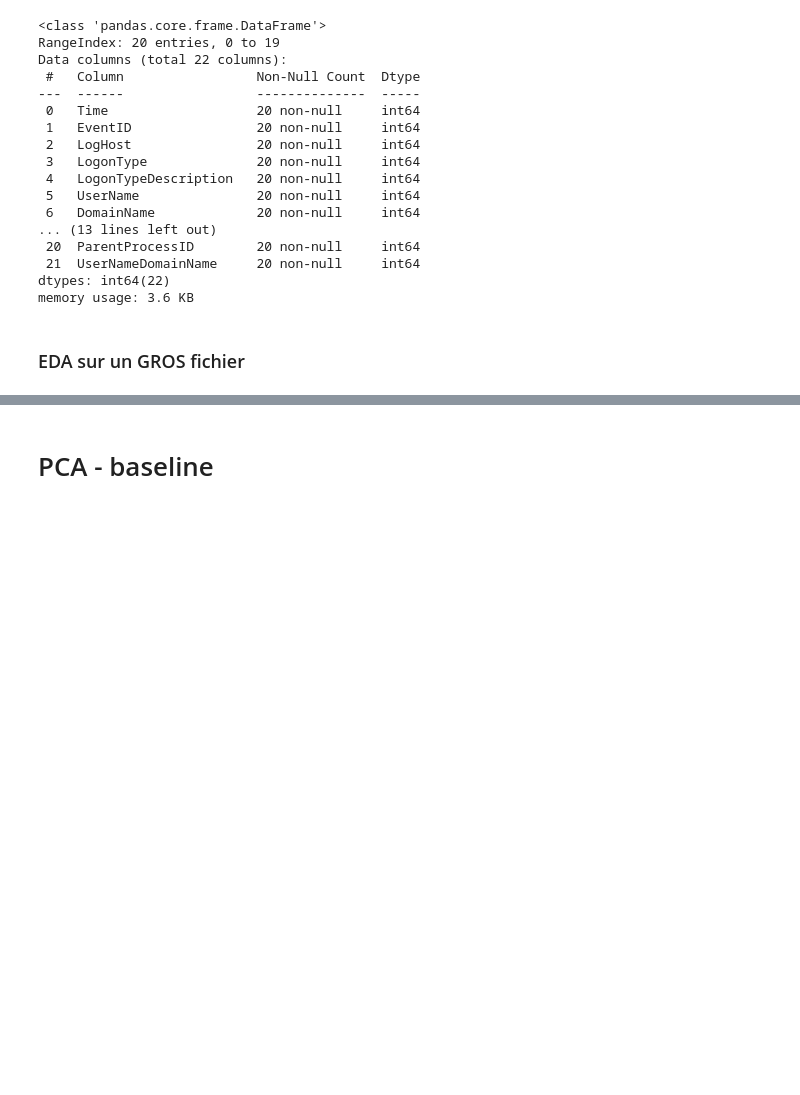
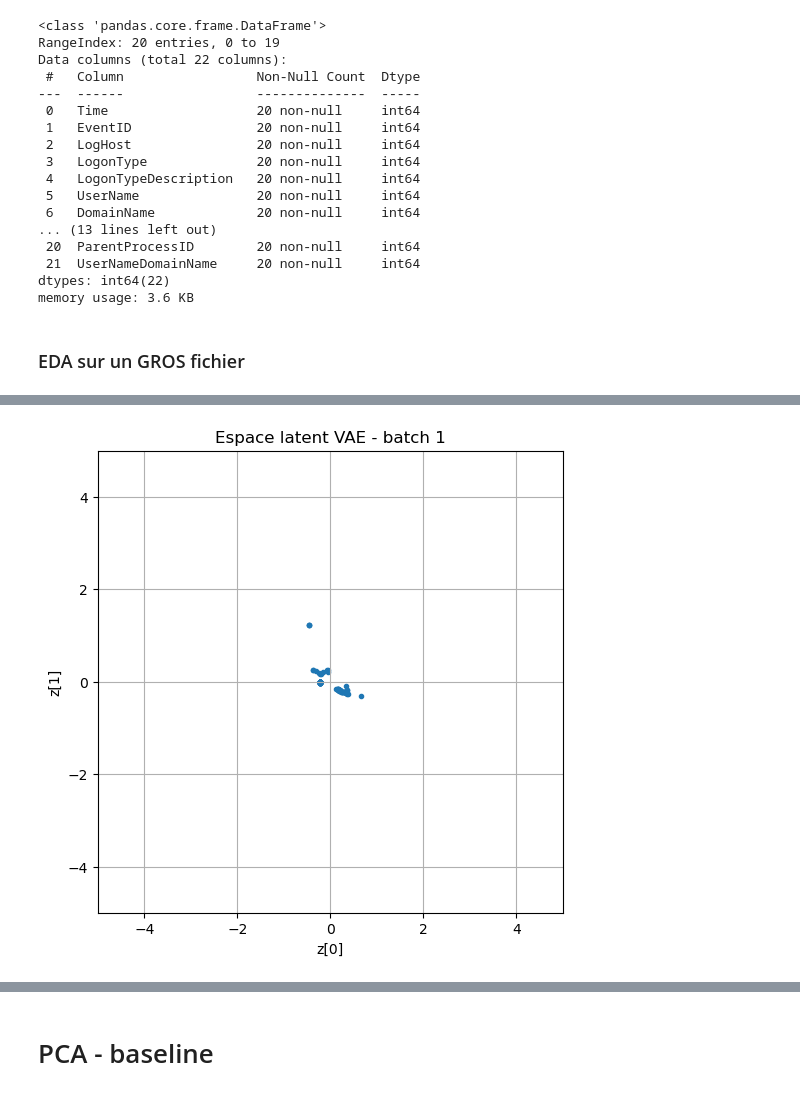
Before and after one commit to BenjaminDeporte/Cyber, a Jupyter notebook: code/Unified_Host_Dataset_LANL_Research_Project.ipynb, the cells around one changed output, grey strips where cells are left out. Cells and saved outputs as stored; diff of their text form; code cells hidden in the pictures; blank space fills up the shorter version.

```diff
--- a/code/Unified_Host_Dataset_LANL_Research_Project.ipynb
+++ b/code/Unified_Host_Dataset_LANL_Research_Project.ipynb
@@ -674,0 +697,4 @@ df
+# %%
+input_dim = len(list_fields)  # nombre de features
+output_dim = input_dim
+latent_dim = 2  # choix pour affichage 2D
@@ -674,0 +871,94 @@ df
+# %%
+# Paramètres pour training séquentiel
+
+# ---- batch -----
+BATCH_SIZE = 100 # batch de lignes que l'on va lire par training
+
+# ---- choisit le fichier
+dirpath = '/home/benjamin/Folders_Python/Cyber/data/LALN_processed/'
+filename = 'wls_day-01_subset_1000.json'
+filepath = dirpath + filename
+
+# ---- outputs modèle
+list_outputs = ['kl_loss', 'loss', 'reconstruction_loss']
+
+# --- pour faire une video
+video_rep = '/home/benjamin/Folders_Python/Cyber/data/jpg_for_videos/'
+# %%
+%%time
+
+# Boucle training
+
+# --- annonce la couleur
+print(f"Processe {filename}\n")
+
+# --- boucle
+with open(file=filepath) as f:
+
+    ctr_lines_total = 0
+    ctr_batch = 1
+    line = f.readline()
+
+    while line != "":
+        print(f"Process batch {ctr_batch} de {BATCH_SIZE} lignes")
+        ctr_lines_in_batch = 0
+
+        # --- inits pour le batch
+        # 1ere DataFrame : valeurs brutes (DEBUG ONLY)
+        # dict_for_df_raw = { field : [] for field in list_fields }
+
+        # 2e DataFrame : valeurs nettes
+        dict_for_df = { field : [] for field in list_fields }
+
+        # -- lit un batch, produit une DataFrame
+        while (line != "") and (ctr_lines_in_batch<BATCH_SIZE):
+            ctr_lines_in_batch += 1
+
+            # - donne des nouvelles
+            print(f"traite ligne {ctr_lines_in_batch} du batch {ctr_batch}", end="\r", flush=True)
+            obj_json = json.loads(line)
+
+            # - calcule à la main le UserNameDomainName
+            obj_json['UserNameDomainName'] = obj_json.get('UserName') + obj_json.get('DomainName')
+
+            # - trouve la valeur de chaque champ (éventuellement None) et traduit en categorical value suivant dictionnaire dico
+            for field in list_fields:
+                val = obj_json.get(field, None)
+                # dict_for_df_raw[field].append(val)
+                dict_for_df[field].append(dico[field].get_field_categorical_value(val))
+
+            # - ligne suivante
+            line = f.readline()
+
+        df = pd.DataFrame(dict_for_df)
+
+        # -- training du VAE avec le nouveau batch
+        points = df.to_numpy()
+        print(f'\nentraîne VAE sur batch {ctr_batch} --------------')
+
+        callback = tf.keras.callbacks.EarlyStopping(    # NB : il faut instancier le callback à chaque training
+            monitor="loss",
+            patience=10,
+            restore_best_weights=True,
+        )
+
+        # scaling pour convergence VAE. Mais a priori différent par batch ! Hum.
+        s = StandardScaler()
+        points_red = s.fit_transform(points)
+
+        history = vae.fit(points_red, epochs=1000, batch_size=32, callbacks=[callback], verbose=0)
+        for o in list_outputs:
+            val = history.history.get(o)[-1]
+            print(f'{o} : {val:.2f}')
+
+        # -- affiche projection du batch dans l'espace latent
+        titre = f'Espace latent VAE - batch {ctr_batch}'
+        fig, ax = plot_label_clusters(vae, points_red, titre)
+        savefig = video_rep + filename + f'_batch_{ctr_batch}.png'
+        plt.savefig(savefig)
+        plt.show()
+
+        # -- prochain batch
+        ctr_batch += 1
+        line = f.readline()
+# %% [output]
@@ -674,0 +973 @@ df
+[figure, added]
```
Also changed, not shown: parts of 26 cells of this notebook.
